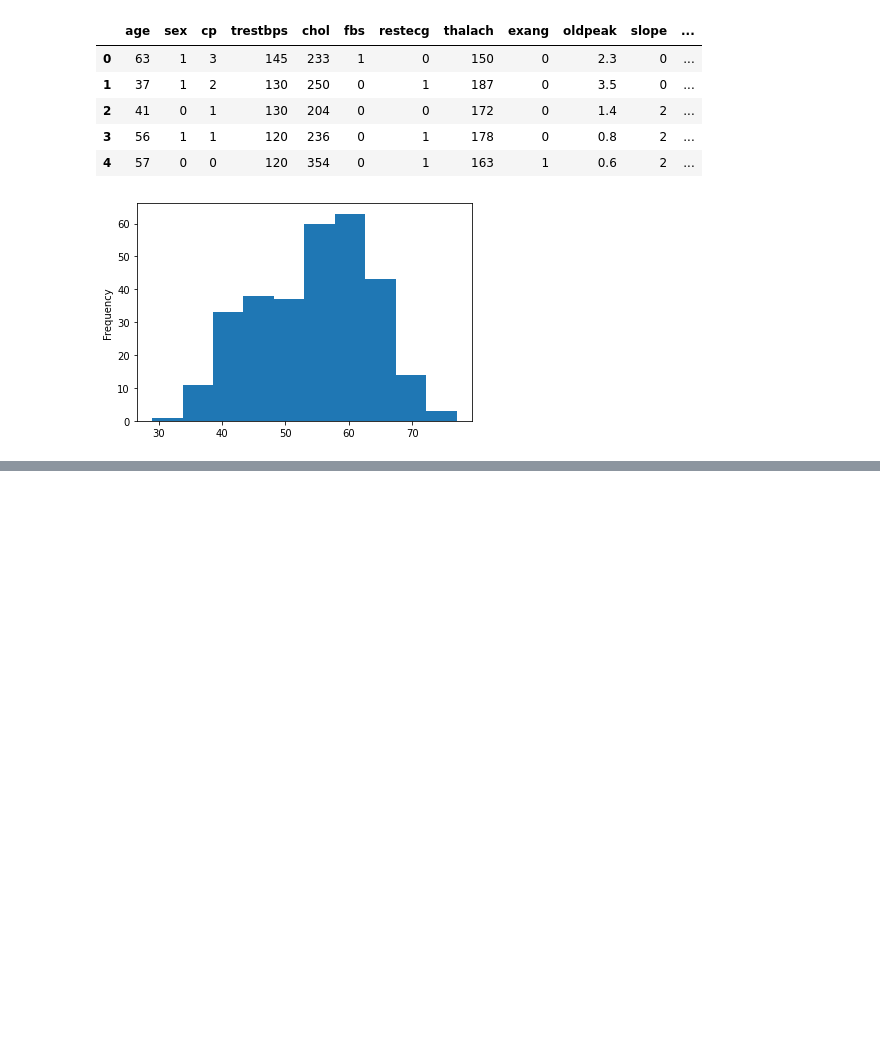
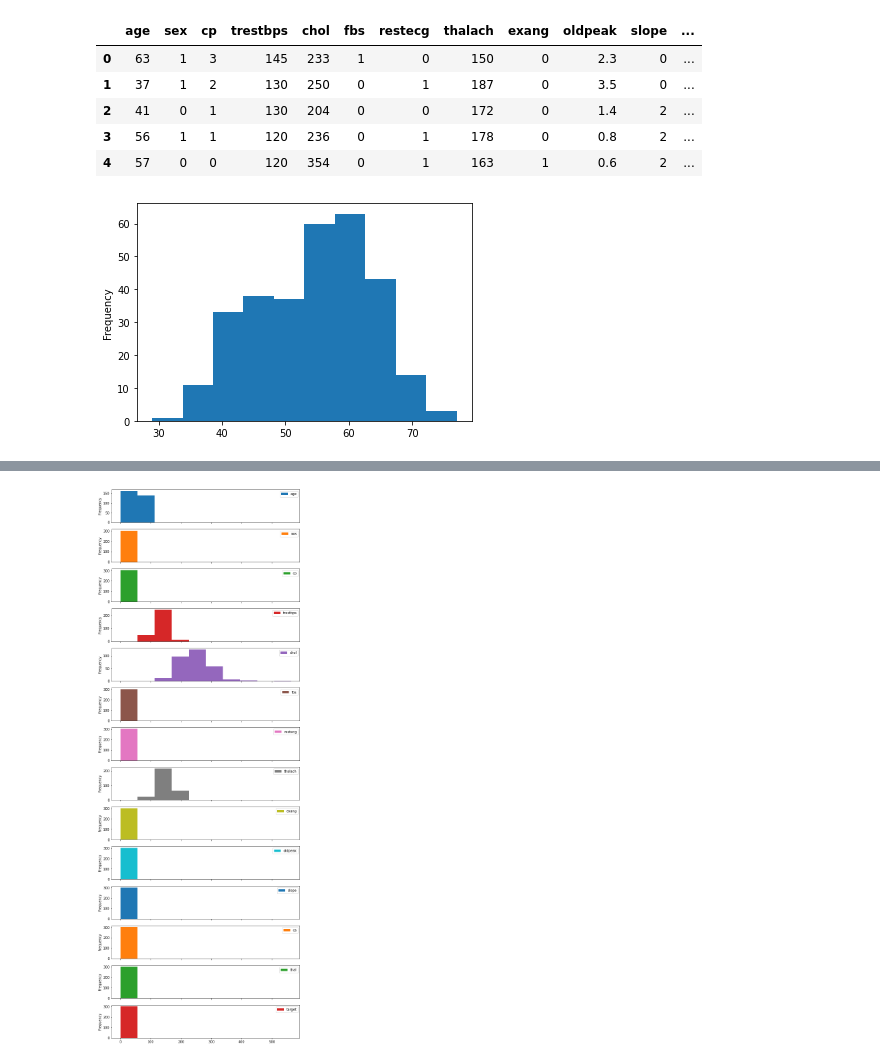
Before and after one commit to CleytonRX/Estudos-ML-Bootcamp, a Jupyter notebook: introduction-to-matplotlib.ipynb, the cells around one changed output, grey strips where cells are left out. Saved outputs shown, nothing was run; the diff lists cells and outputs as text; code cells hidden in the pictures; blank space fills up the shorter version.

```diff
--- a/introduction-to-matplotlib.ipynb
+++ b/introduction-to-matplotlib.ipynb
@@ -383,0 +399,4 @@ heart_disease["age"].plot.hist(bins=10);
+# %%
+heart_disease.plot.hist(figsize=(10, 30), subplots=True);
+# %% [output]
+[figure, added]
```
Also changed, not shown: parts of 20 cells of this notebook.
